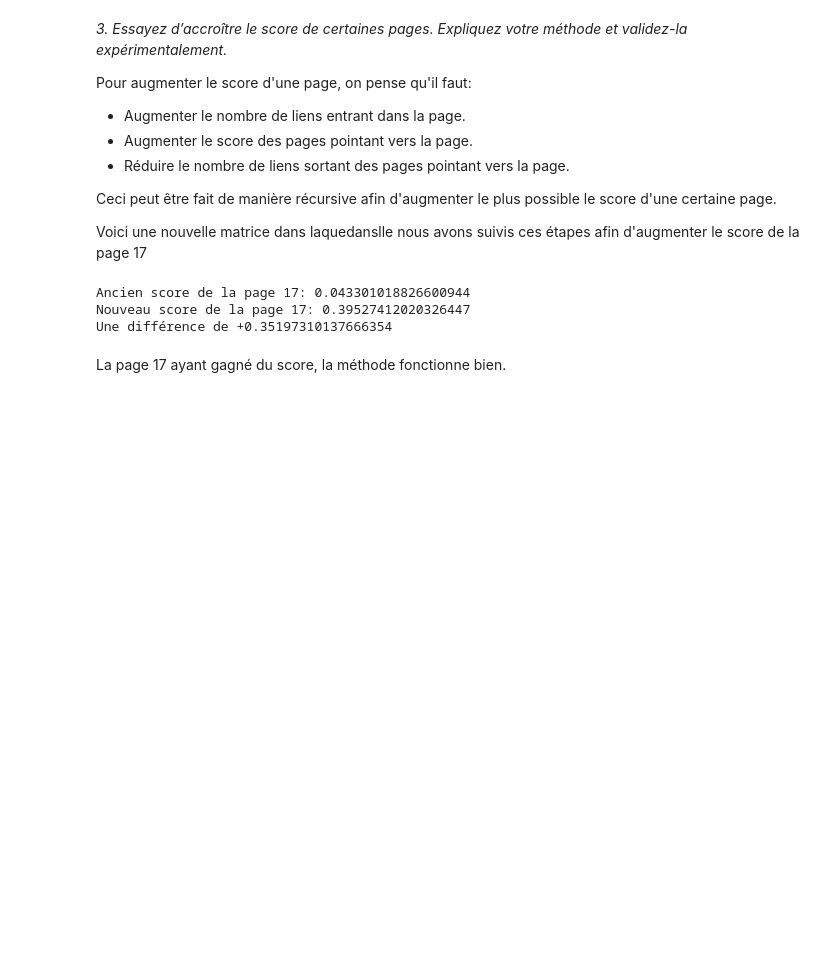
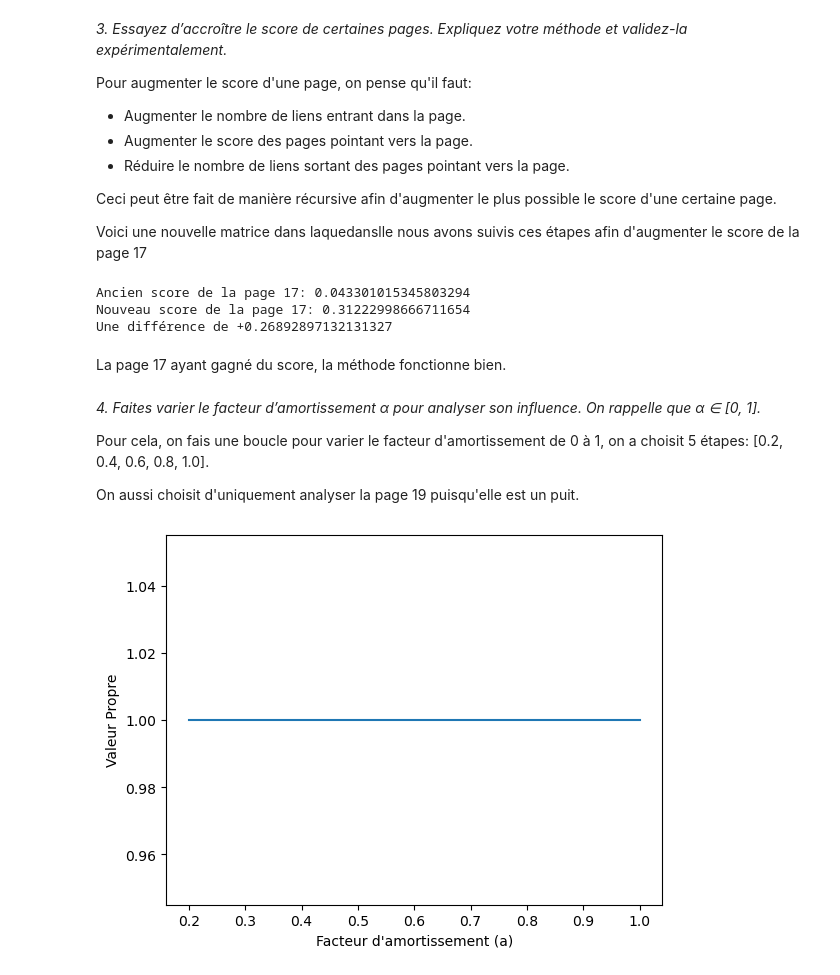
Before and after one commit to alexisFABRE06/SAE2.02, a Jupyter notebook: SAE202_DEMANGE_DRIOUCHI_FABRE_NOIRET.ipynb, the cells around one changed output. Saved outputs shown, nothing was run; the diff lists cells and outputs as text; code cells hidden in the pictures; blank space fills up the shorter version.

Commit message:
cool graphs

```diff
--- a/SAE202_DEMANGE_DRIOUCHI_FABRE_NOIRET.ipynb
+++ b/SAE202_DEMANGE_DRIOUCHI_FABRE_NOIRET.ipynb
@@ -264,7 +264,7 @@ Ceci peut être fait de manière récursive afin d'augmenter le plus possible le
 
 Voici une nouvelle matrice dans laquedanslle nous avons suivis ces étapes afin d'augmenter le score de la page 17
 # %%
-matriceCPartie3 = np.array([
+matriceCPartie3S17 = np.array([
     #1, 2, 3, 4, 5, 6, 7, 8, 9, 10,11,12,13,14,15,16,17,18,19,20
     [0, 1, 1, 1, 1, 0, 1, 0, 0, 0, 0, 0, 0, 0, 0, 1, 0, 0, 0, 0], # 1
     [1, 0, 0, 0, 0, 0, 0, 0, 0, 0, 0, 0, 0, 0, 0, 1, 0, 1, 0, 0], # 2
@@ -295,8 +295,29 @@ print(f"Ancien score de la page 17: {oldVal}")
 print(f"Nouveau score de la page 17: {vecteurPropre[16]}")
 print(f"Une différence de +{vecteurPropre[16] - oldVal}")
 # %% [output]
-Ancien score de la page 17: 0.043301018826600944
-Nouveau score de la page 17: 0.39527412020326447
-Une différence de +0.35197310137666354
+Ancien score de la page 17: 0.043301015345803294
+Nouveau score de la page 17: 0.31222998666711654
+Une différence de +0.26892897132131327
 # %% [markdown]
 La page 17 ayant gagné du score, la méthode fonctionne bien.
+# %% [markdown]
+*4. Faites varier le facteur d’amortissement α pour analyser son influence. On rappelle que
+α ∈ \[0, 1\].*
+
+Pour cela, on fais une boucle pour varier le facteur d'amortissement de 0 à 1, on a choisit 5 étapes: \[0.2, 0.4, 0.6, 0.8, 1.0\].
+
+On aussi choisit d'uniquement analyser la page 19 puisqu'elle est un puit.
+# %%
+l = []
+v = []
+for x in range(1, 6):
+    a = round(x*0.2, 1)  # a = x * 0.2 pour aller de 0.2 en 0.2
+    v.append(a)
+    l.append(puissance_iteree(calculP(matriceCPartie3S17, N, 0.85), 10**(-15))[1])
+
+plt.plot(v, l)
+plt.xlabel("Facteur d'amortissement (a)")
+plt.ylabel("Valeur Propre")
+plt.show()
+# %% [output]
+[figure, added]
```
Also changed, not shown: parts of 10 cells of this notebook.
